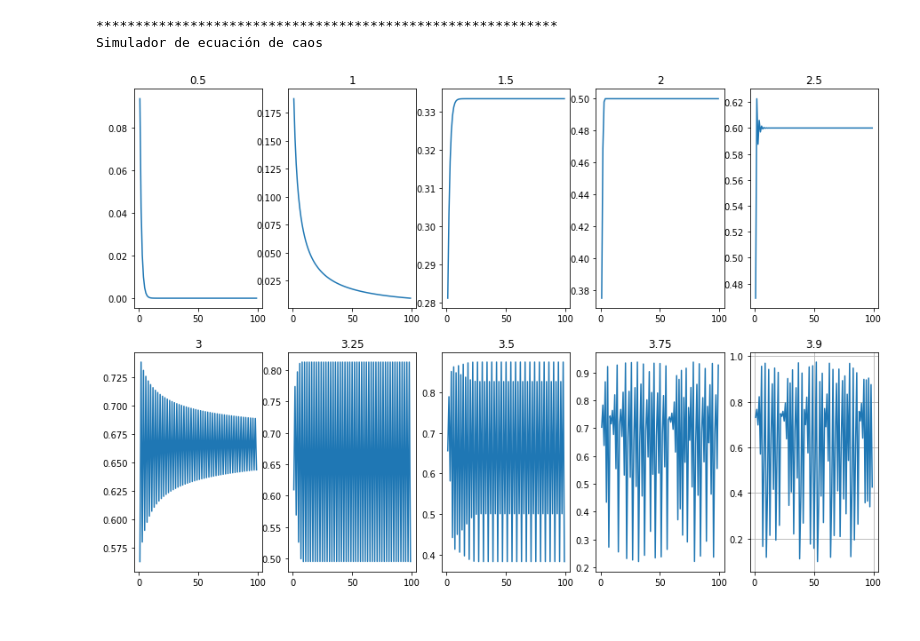
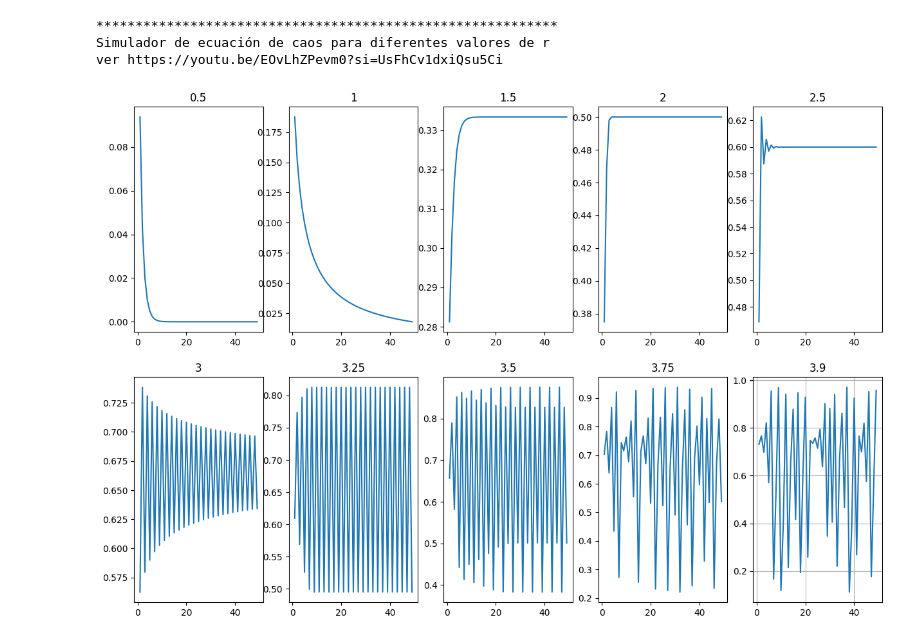
Before and after one commit to greko-guevara/Caos, a Jupyter notebook: caos.ipynb, the cells around one changed output. Saved outputs shown, nothing was run; the diff lists cells and outputs as text; code cells hidden in the pictures.

```diff
--- a/caos.ipynb
+++ b/caos.ipynb
@@ -1,8 +1,9 @@
 # %%
 #codigo de entrada
 print ("***********************************************************")
-print ("Simulador de ecuación de caos")
-n=  int (100)
+print ("Simulador de ecuación de caos para diferentes valores de r")
+print ("ver https://youtu.be/EOvLhZPevm0?si=UsFhCv1dxiQsu5Ci")
+n=  int (50)
 x= 0.25
 xx=x
 
@@ -12,35 +13,36 @@ df=pd.DataFrame()
 df_con_rr=pd.DataFrame()
 df_con_x=pd.DataFrame()
 
 
 r=[0.5,1,1.5,2,2.5,3,3.25,3.5,3.75,3.9]
 a=range(1,n)
 grafico=-1
 import matplotlib.pyplot as plt
 import matplotlib
 fig, ax = plt.subplots(2, 5, figsize=(15, 10))
 plt.grid(True)
 for k in r:
     grafico=grafico+1
     for j in a:
         df.at[j,'n']=j
         df.at[j,'x']=x
         x=k*x*(1-x)
         df.at[j,'x+1']=x
     if grafico<5:
         ax[0,grafico].plot(df["n"], df["x+1"])
         ax[0,grafico].set_title(k)
     else:
         grafico1=grafico-5
         ax[1,grafico1].plot(df["n"], df["x+1"])
         ax[1,grafico1].set_title(k)
     x=xx
 
 plt.show()
 # %% [output]
 ***********************************************************
-Simulador de ecuación de caos
+Simulador de ecuación de caos para diferentes valores de r
+ver https://youtu.be/EOvLhZPevm0?si=UsFhCv1dxiQsu5Ci
-[figure, old version]
+[figure, new version]
 # %%
 
 rr=0
```
Also changed, not shown: parts of 1 cell of this notebook.
